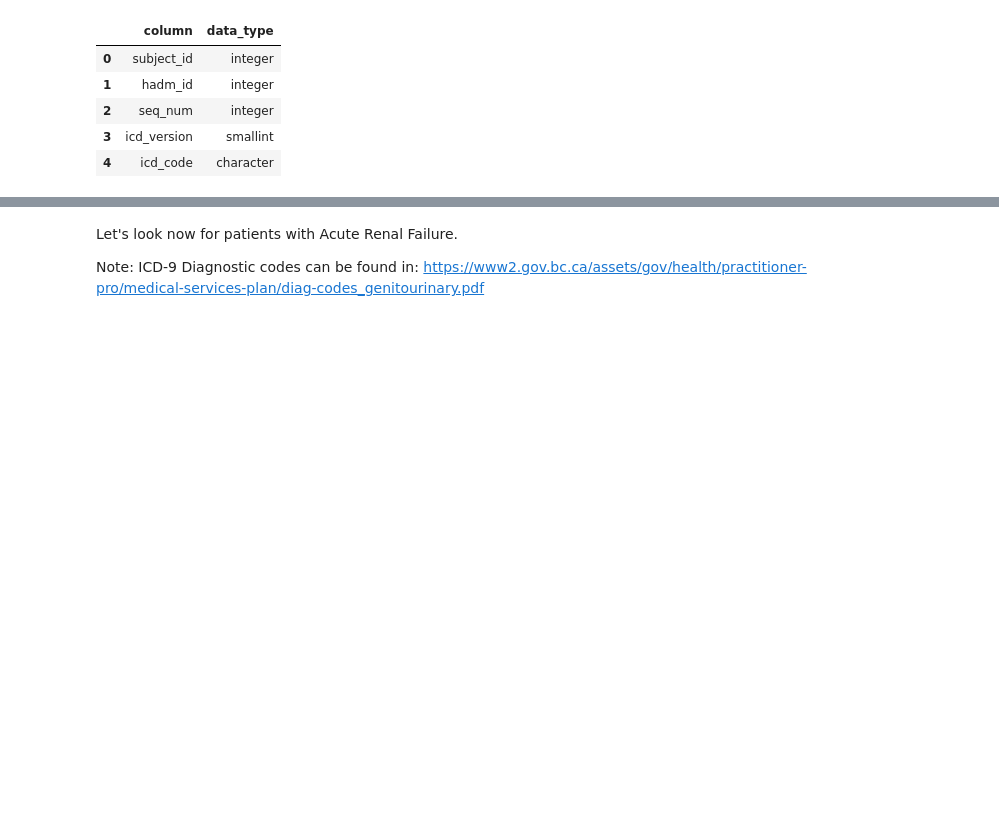
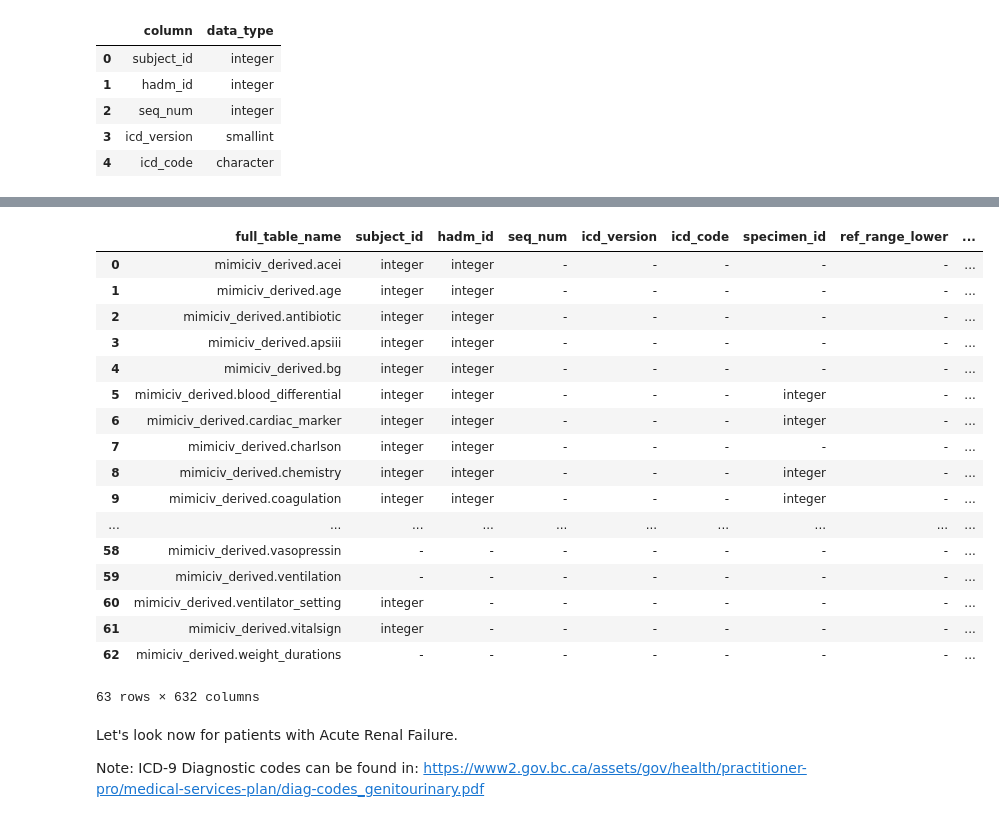
Before and after one commit to charicf/DoctorDisease2.0_AKI, a Jupyter notebook: ml_model/EDA/mimic_iv_eda.ipynb, the cells around one changed output, grey strips where cells are left out. Drawn from its saved outputs; the diff is of its cells as text; code cells hidden in the pictures; blank space fills up the shorter version.

```diff
--- a/ml_model/EDA/mimic_iv_eda.ipynb
+++ b/ml_model/EDA/mimic_iv_eda.ipynb
@@ -105,3 +129,24 @@ pd.DataFrame.from_dict(
+# %%
+tables[tables.parent_table == "mimiciv_derived"]
+# %% [output]
+|  | full_table_name | subject_id | hadm_id | seq_num | icd_version | icd_code | specimen_id | ref_range_lower | ... |
+| 0 | mimiciv_derived.acei | integer | integer | - | - | - | - | - | ... |
+| 1 | mimiciv_derived.age | integer | integer | - | - | - | - | - | ... |
+| 2 | mimiciv_derived.antibiotic | integer | integer | - | - | - | - | - | ... |
+| 3 | mimiciv_derived.apsiii | integer | integer | - | - | - | - | - | ... |
+| 4 | mimiciv_derived.bg | integer | integer | - | - | - | - | - | ... |
+| 5 | mimiciv_derived.blood_differential | integer | integer | - | - | - | integer | - | ... |
+| 6 | mimiciv_derived.cardiac_marker | integer | integer | - | - | - | integer | - | ... |
+| 7 | mimiciv_derived.charlson | integer | integer | - | - | - | - | - | ... |
+| 8 | mimiciv_derived.chemistry | integer | integer | - | - | - | integer | - | ... |
+| 9 | mimiciv_derived.coagulation | integer | integer | - | - | - | integer | - | ... |
+| ... | ... | ... | ... | ... | ... | ... | ... | ... | ... |
+| 58 | mimiciv_derived.vasopressin | - | - | - | - | - | - | - | ... |
+| 59 | mimiciv_derived.ventilation | - | - | - | - | - | - | - | ... |
+| 60 | mimiciv_derived.ventilator_setting | integer | - | - | - | - | - | - | ... |
+| 61 | mimiciv_derived.vitalsign | integer | - | - | - | - | - | - | ... |
+| 62 | mimiciv_derived.weight_durations | - | - | - | - | - | - | - | ... |
+63 rows × 632 columns
 # %% [markdown]
 Let's look now for patients with Acute Renal Failure.
 
```
Also changed, not shown: parts of 10 cells of this notebook.
